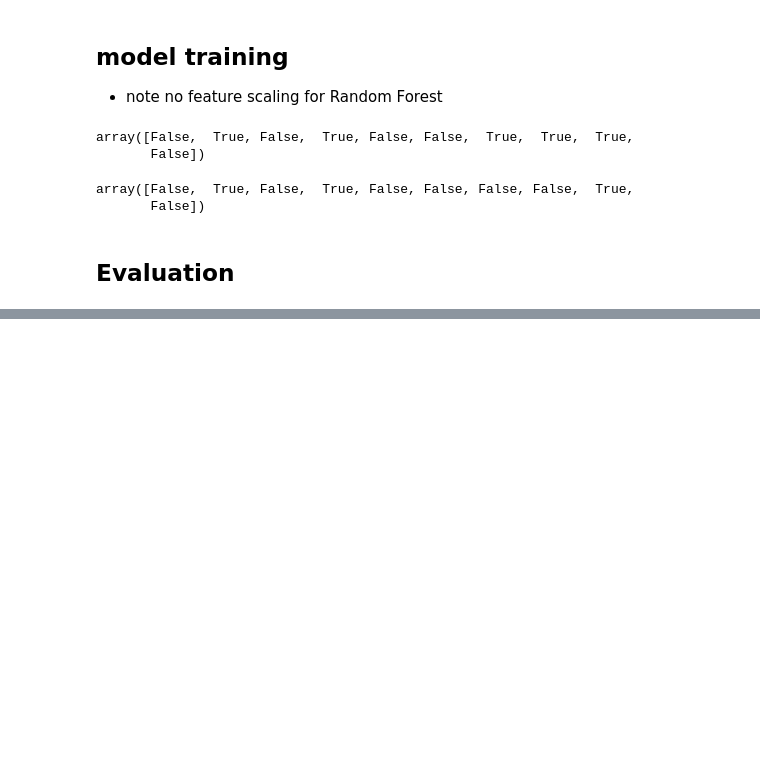
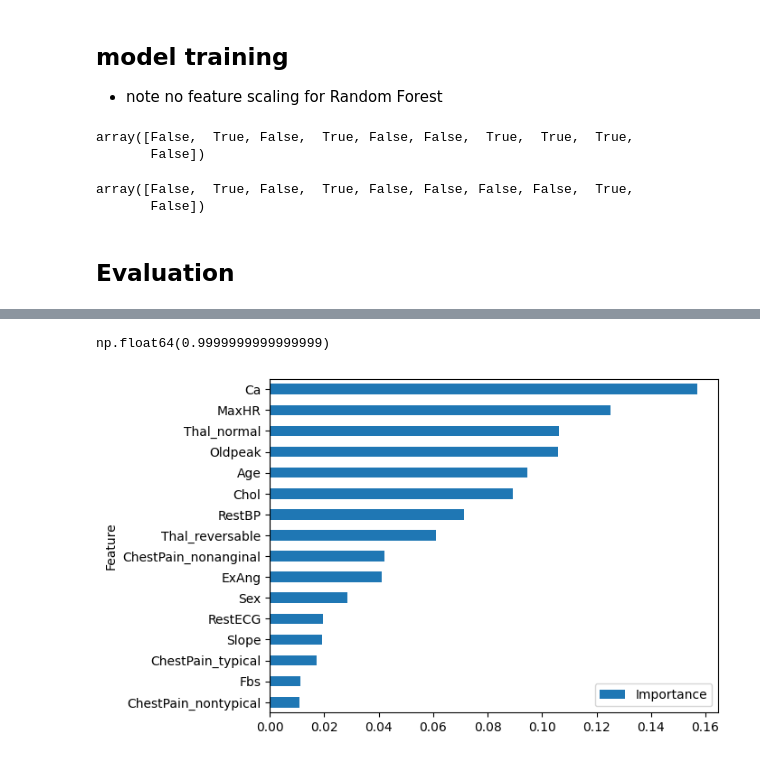
Before and after one commit to TonalLobster/AI_Engineering_Edwin_Lindblom, a Jupyter notebook: code_alongs/06_random_forest/random_forest.ipynb, the cells around one changed output, grey strips where cells are left out. Saved outputs shown, nothing was run; the diff lists cells and outputs as text; code cells hidden in the pictures; blank space fills up the shorter version.

```diff
--- a/code_alongs/06_random_forest/random_forest.ipynb
+++ b/code_alongs/06_random_forest/random_forest.ipynb
@@ -142,0 +164,3 @@ weighted avg       0.82      0.82      0.82        99
+# %%
+feature_importance = pd.DataFrame([X.columns,model.feature_importances_])
+feature_importance
@@ -142,0 +171,3 @@ weighted avg       0.82      0.82      0.82        99
+# %%
+feature_importance = feature_importance.T
+feature_importance.columns = ["Feature", "Importance"]
@@ -142,0 +194,3 @@ weighted avg       0.82      0.82      0.82        99
+# %%
+feature_importance = feature_importance.sort_values(by= "Importance", ascending=False)
+feature_importance
@@ -142,0 +215,9 @@ weighted avg       0.82      0.82      0.82        99
+# %%
+feature_importance["Importance"].sum()
+# %% [output]
+np.float64(0.9999999999999999)
+# %%
+ax = feature_importance.plot(y = "Importance", x = "Feature", kind = "barh")
+ax.invert_yaxis()
+# %% [output]
+[figure, added]
```
Also changed, not shown: parts of 8 cells of this notebook.
